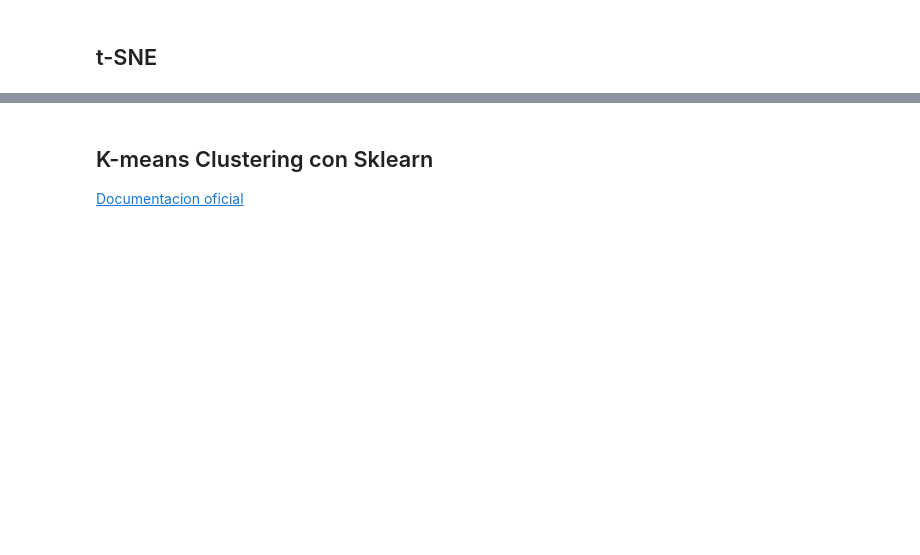
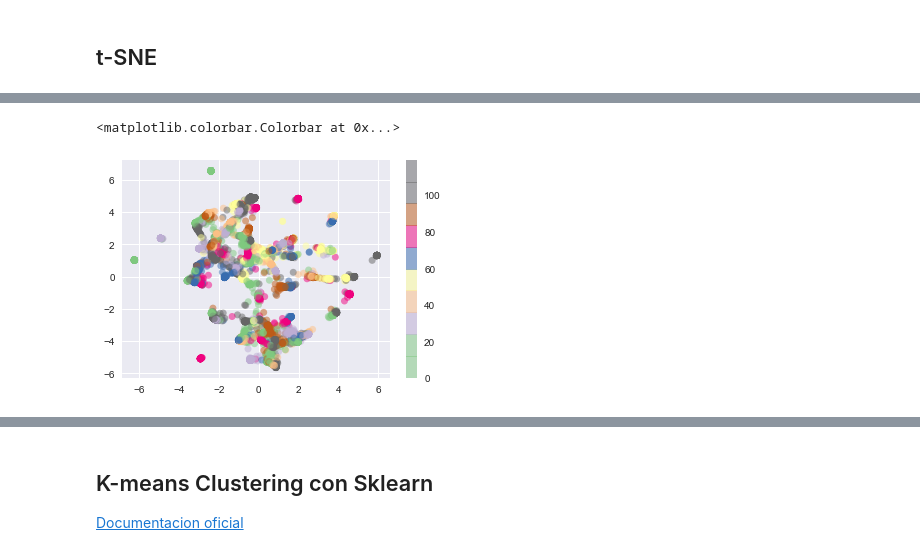
Before and after one commit to jmeonov201/Statistical_Learning_2, a Jupyter notebook: Aprendizaje no Supervisado Tarea 1/K-nearest neighbor-Tarea1.ipynb, the cells around one changed output, grey strips where cells are left out. Drawn from its saved outputs; the diff is of its cells as text; code cells hidden in the pictures; blank space fills up the shorter version.

```diff
--- a/Aprendizaje no Supervisado Tarea 1/K-nearest neighbor-Tarea1.ipynb
+++ b/Aprendizaje no Supervisado Tarea 1/K-nearest neighbor-Tarea1.ipynb
@@ -289,3 +298,12 @@ componente_principal = tsne.fit_transform(features)
+# %%
+## no se perdio la carateristica cuando psamos de 64 a dos
+plt.scatter(componente_principal[:, 0], componente_principal[:, 1],
+            c=indices, edgecolor='none', alpha=0.5,
+            cmap=plt.cm.get_cmap('Accent', 10))
+plt.colorbar()
+# %% [output]
+<matplotlib.colorbar.Colorbar at 0x...>
+[figure, added]
 # %%
 componente_principal
 # %% [output]
```
Also changed, not shown: parts of 16 cells of this notebook.
